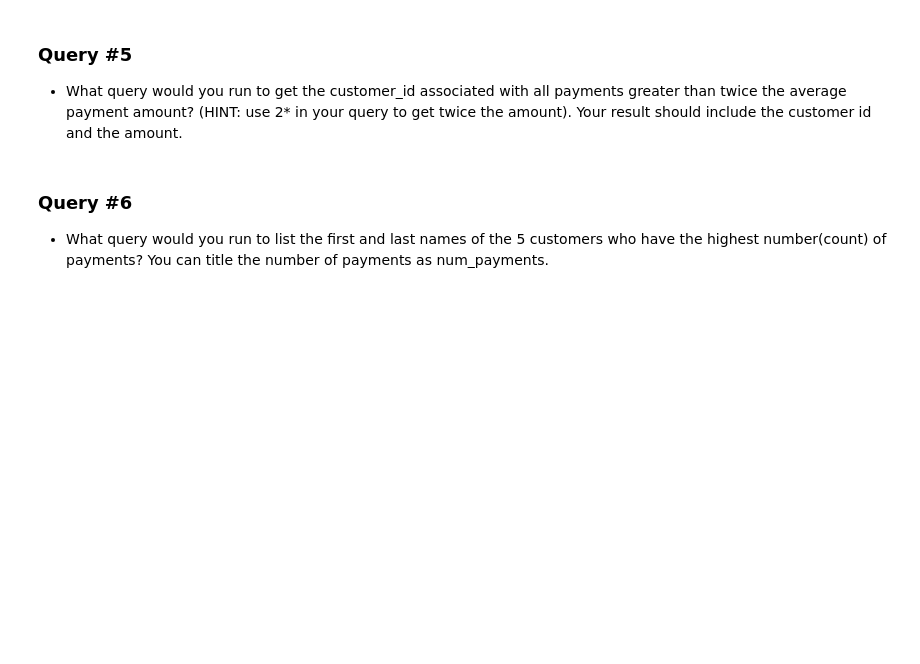
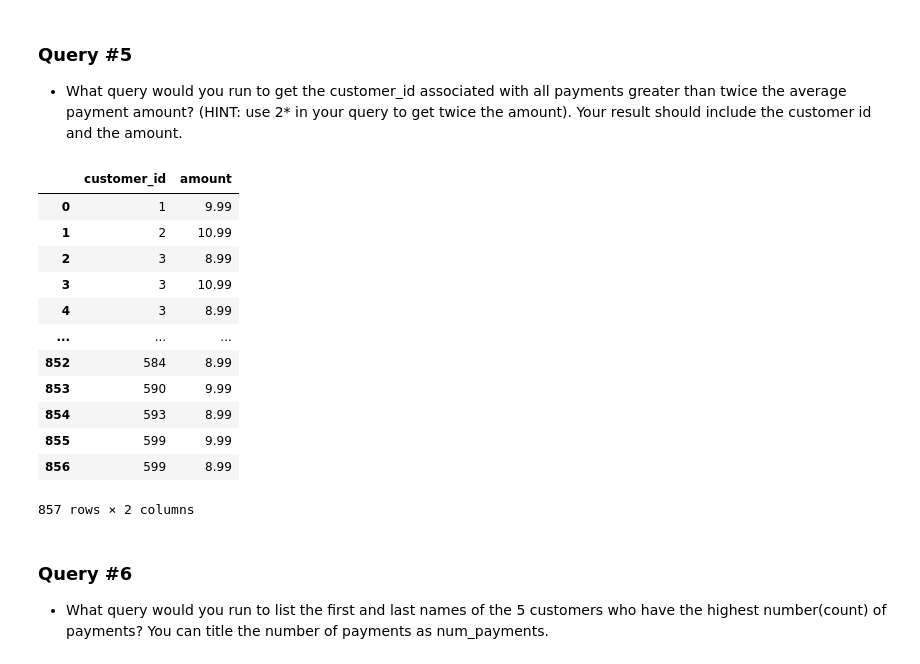
Before and after one commit to parkerholds/Sakila-Practice-PH, a Jupyter notebook: Queries-Sakila-Practice.ipynb, the cells around one changed output. Drawn from its saved outputs; the diff is of its cells as text; code cells hidden in the pictures; blank space fills up the shorter version.

```diff
--- a/Queries-Sakila-Practice.ipynb
+++ b/Queries-Sakila-Practice.ipynb
@@ -59,6 +131,29 @@ pd.read_sql(q, conn)
 # %% [markdown]
 ### Query #5
 - What query would you run to get the customer_id associated with all payments greater than twice the average payment amount? (HINT: use 2* in your query to get twice the amount). Your result should include the customer id and the amount.
+# %%
+q = """SELECT customer.customer_id, payment.amount
+FROM customer
+JOIN payment
+ON customer.customer_id = payment.customer_id
+WHERE payment.amount >
+	(SELECT 2*AVG(payment.amount)
+    FROM payment);"""
+pd.read_sql(q,conn)
+# %% [output]
+|  | customer_id | amount |
+| 0 | 1 | 9.99 |
+| 1 | 2 | 10.99 |
+| 2 | 3 | 8.99 |
+| 3 | 3 | 10.99 |
+| 4 | 3 | 8.99 |
+| ... | ... | ... |
+| 852 | 584 | 8.99 |
+| 853 | 590 | 9.99 |
+| 854 | 593 | 8.99 |
+| 855 | 599 | 9.99 |
+| 856 | 599 | 8.99 |
+857 rows × 2 columns
 # %% [markdown]
 ### Query #6
 - What query would you run to list the first and last names of the 5 customers who have the highest number(count) of payments? You can title the number of payments as num_payments.
```
Also changed, not shown: parts of 5 cells of this notebook, 1 other file.
